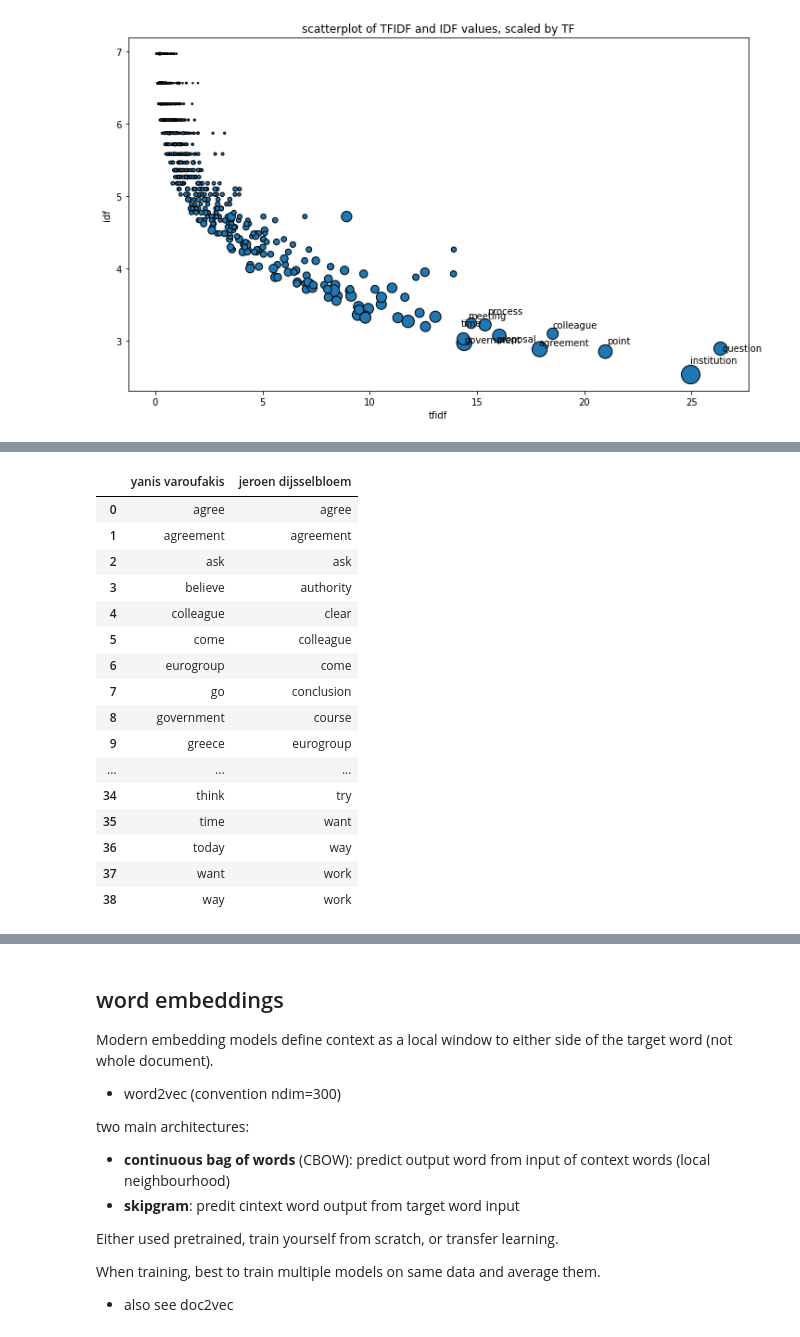
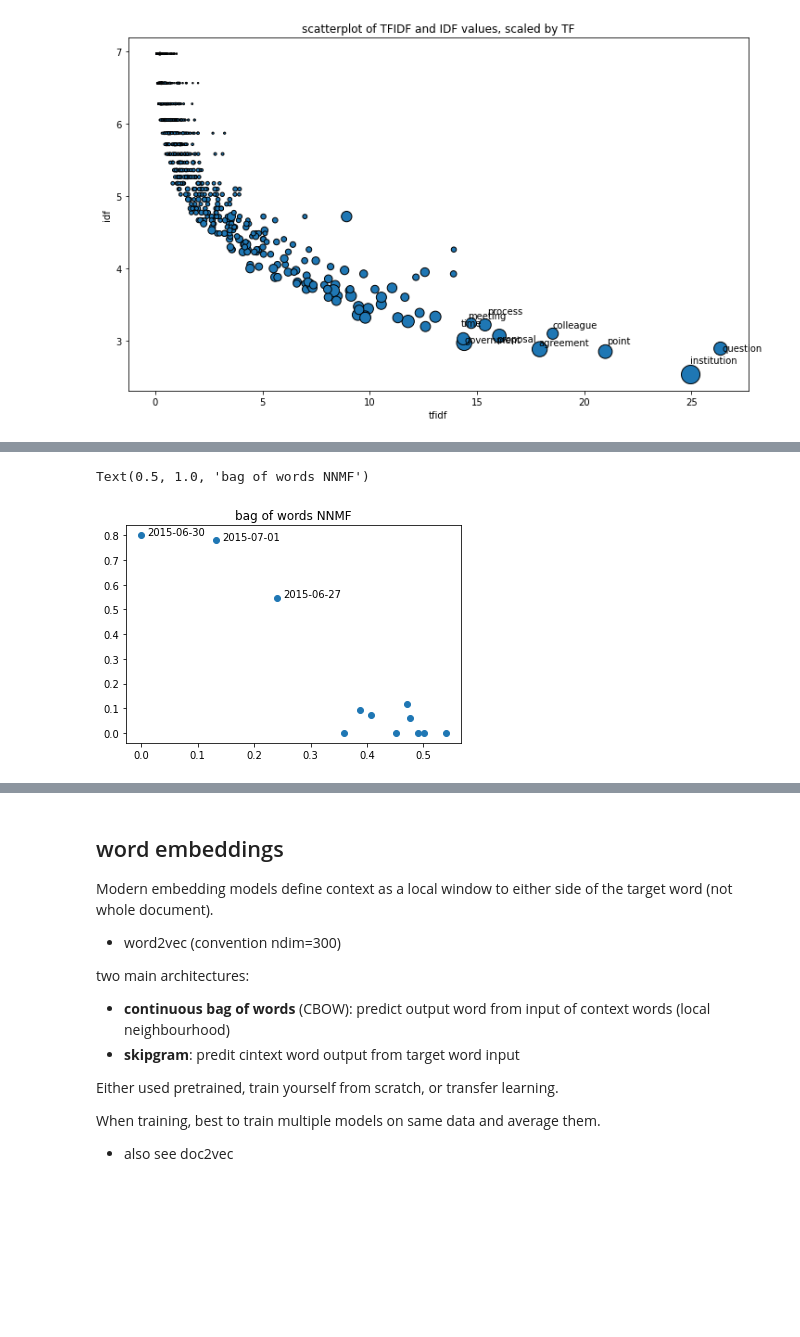
Before and after one commit to ariansajina/master-thesis, a Jupyter notebook: notebook.ipynb, the cells around one changed output, grey strips where cells are left out. Saved outputs shown, nothing was run; the diff lists cells and outputs as text; code cells hidden in the pictures; blank space fills up the shorter version.

```diff
--- a/notebook.ipynb
+++ b/notebook.ipynb
@@ -594,25 +706,21 @@ Text(0.5, 1.0, 'bag of words NNMF')
-# %%
-df_outliers = pd.DataFrame({
-    speakers[np.argmax(H[0])]: [w.split('_')[0] for w in np.array(count_vectorizer.get_feature_names())[W[:,0] > np.percentile(W[:,0], 99)]],
-    speakers[np.argmax(H[1])]: [w.split('_')[0] for w in np.array(count_vectorizer.get_feature_names())[W[:,1] > np.percentile(W[:,1], 99)]]
-})
-
-df_outliers
-# %% [output]
-|  | yanis varoufakis | jeroen dijsselbloem |
-| 0 | agree | agree |
-| 1 | agreement | agreement |
-| 2 | ask | ask |
-| 3 | believe | authority |
-| 4 | colleague | clear |
-| 5 | come | colleague |
-| 6 | eurogroup | come |
-| 7 | go | conclusion |
-| 8 | government | course |
-| 9 | greece | eurogroup |
-| ... | ... | ... |
-| 34 | think | try |
-| 35 | time | want |
-| 36 | today | way |
-| 37 | want | work |
-| 38 | way | work |
+# %%
+import matplotlib.pyplot as plt
+
+fig, ax = plt.subplots()
+
+ax.scatter(W[:,0], W[:,1])
+
+
+outliers = np.argsort(W[:,1])[::-1][:3]
+
+jiggle = np.random.normal(0,0.005,2)
+
+for outlier in outliers:
+    ax.text(W[:,0][outlier]+jiggle[0],
+            W[:,1][outlier]+jiggle[1],
+            speakers[outlier].split()[0])
+
+ax.set_title('bag of words NNMF')
+# %% [output]
+Text(0.5, 1.0, 'bag of words NNMF')
+[figure, added]
```
Also changed, not shown: parts of 88 cells of this notebook.
